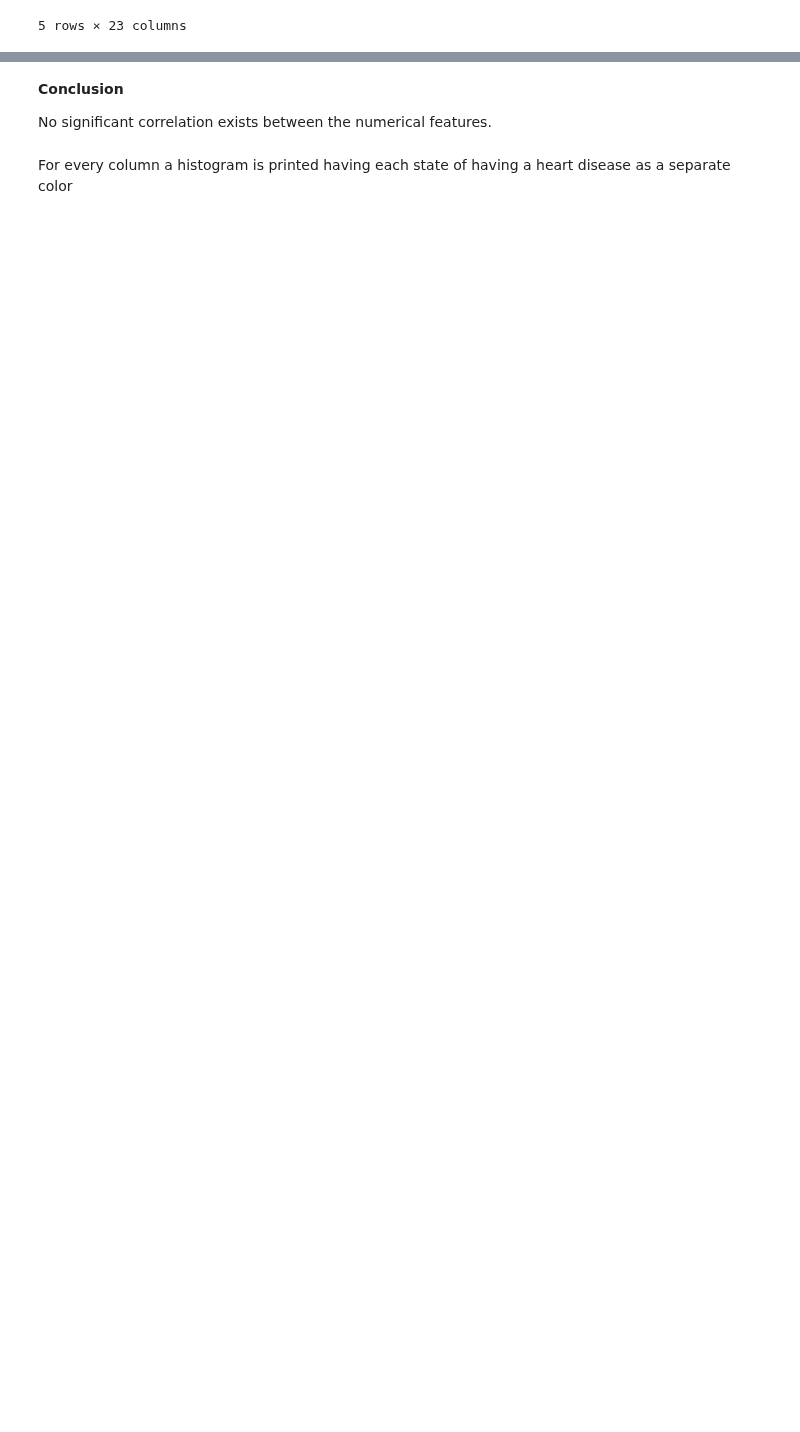
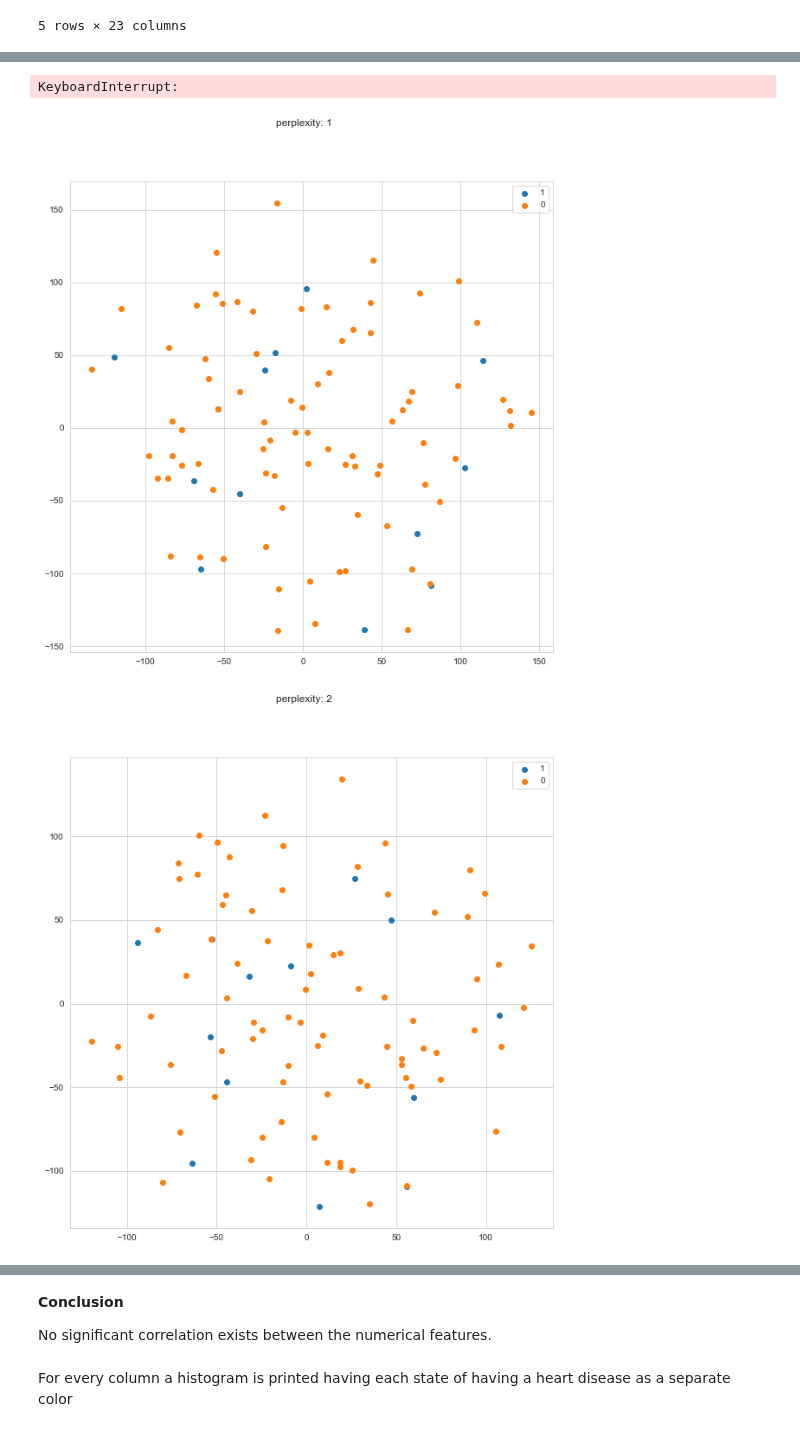
Before and after one commit to BenediktLueth/heartheroes, a Jupyter notebook: data_preprocessing.ipynb, the cells around one changed output, grey strips where cells are left out. Cells and saved outputs as stored; diff of their text form; code cells hidden in the pictures; blank space fills up the shorter version.

```diff
--- a/data_preprocessing.ipynb
+++ b/data_preprocessing.ipynb
@@ -15,7 +15,7 @@ import matplotlib.pyplot as plt
 ## Setup data
 # %%
 # Load dataset
-heart_dataset = pd.read_csv('heart_2020_cleaned.csv')
+heart_dataset = pd.read_csv('./heart_2020_cleaned.csv')
 
 # Copy dataset for processing
 heart_dataset_preprocessed = heart_dataset.copy()
@@ -474,0 +390,29 @@ heart_dataset_preprocessed.to_csv(filepath, index=False)
+# %%
+clustering_model_columns = list(set(heart_dataset_preprocessed.columns) - set(['Race_Other', 'AgeCategory']))
+X = heart_dataset_preprocessed[clustering_model_columns].sample(n=5000, random_state=42).dropna()
+X_cluster = X.drop(columns=['HeartDisease'])
+
+perplexity_ls = [1, 2, 5, 10, 15, 20, 30, 50]
+
+for perplexity in perplexity_ls:
+    tsne = TSNE(n_components=2, learning_rate=5,
+                init='pca', perplexity=perplexity, random_state=42, n_iter=3000, n_jobs=-1)
+    X_tsne_embedded = tsne.fit_transform(X_cluster)
+
+    X_tsne_embedded_concat = pd.merge(X, pd.DataFrame(X_tsne_embedded), left_index=True, right_index=True)
+
+    fig, ax = plt.subplots(figsize=(10, 10))
+
+    heart_disease_ls = [1, 0]
+    for has_heart_disease in heart_disease_ls:
+        points_to_plot = X_tsne_embedded_concat.loc[X_tsne_embedded_concat["HeartDisease"] == has_heart_disease, :]
+        plt.scatter(y=points_to_plot[0], x=points_to_plot[1], label=str(has_heart_disease))
+        plt.suptitle("perplexity: {}".format(perplexity))
+    plt.legend()
+    plt.savefig('tsne_perplexity_{}.png'.format(perplexity))
+
+X_tsne_embedded_concat.head()
+# %% [output]
+KeyboardInterrupt:
+[figure, added]
+[figure, added]
```
Also changed, not shown: parts of 51 cells of this notebook.
